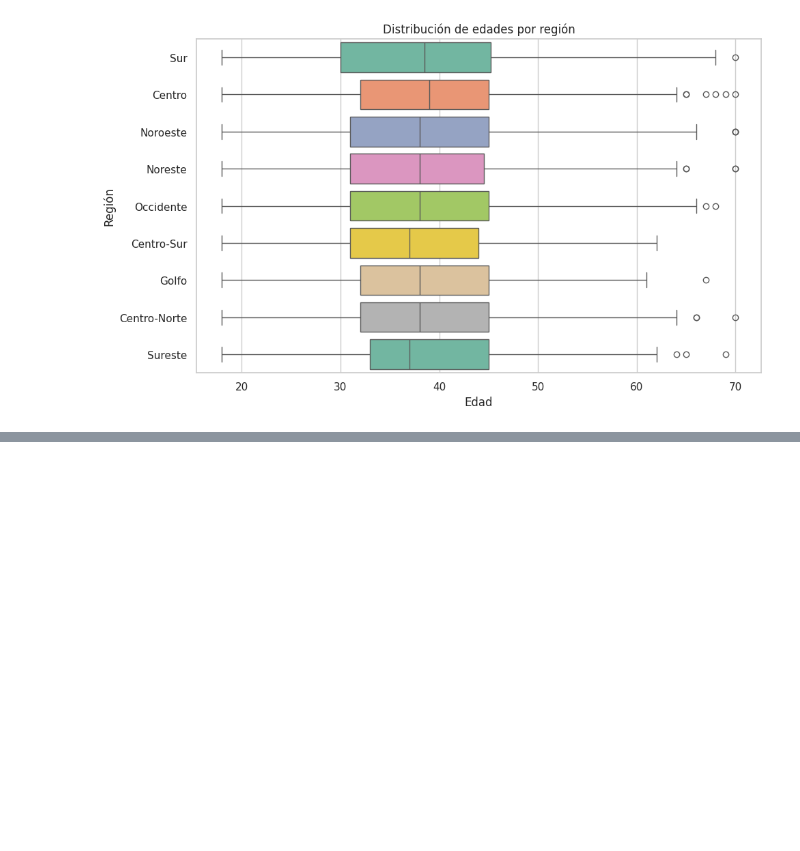
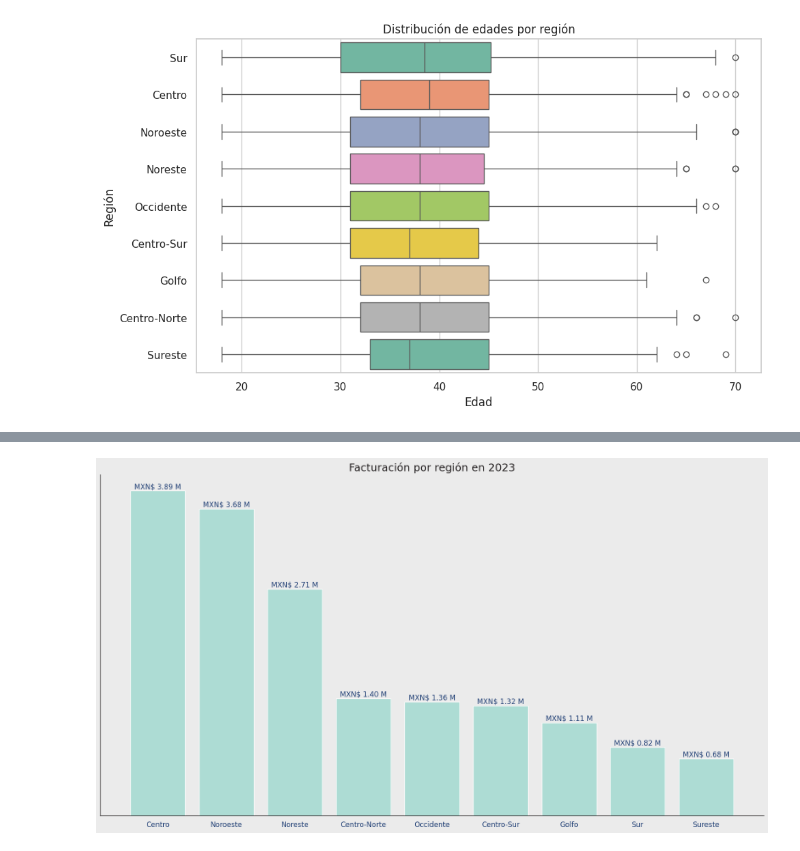
Before and after one commit to DanielRaiicHu/IA_aplicada_a_ciencia_de_datos, a Jupyter notebook: IA_aplicada_a_ciencia_de_datos.ipynb, the cells around one changed output, grey strips where cells are left out. Saved outputs shown, nothing was run; the diff lists cells and outputs as text; code cells hidden in the pictures; blank space fills up the shorter version.

```diff
--- a/IA_aplicada_a_ciencia_de_datos.ipynb
+++ b/IA_aplicada_a_ciencia_de_datos.ipynb
@@ -2386,0 +2933,69 @@ plt.show()
+# %%
+import pandas as pd
+import matplotlib.pyplot as plt
+import matplotlib.ticker as mtick
+
+# 1. Colores institucionales
+ROJO_1, ROJO_2, ROJO_3 = "#e23155", "#cc2c4e", "#b32742"
+AZUL_1, AZUL_2, AZUL_3 = "#203f75", "#1c3867", "#19325b"
+BLANCO, GRIS_1, GRIS_2, GRIS_3, GRIS_4, GRIS_5 = "#ffffff", "#ebebeb", "#d9d9d9", "#cccccc", "#555655", "#231f20"
+AQUA_1, AQUA_2, AQUA_3 = "#addcd4", "#9fccc5", "#96bfb9"
+
+# 2. Calcular facturación por región
+df['facturacion'] = df['precio_unitario'] * df['cantidad'] + df['envio']
+facturacion_region = df.groupby('region')['facturacion'].sum().sort_values(ascending=False)
+
+# 3. Crear figura
+fig, ax = plt.subplots(figsize=(16, 9), facecolor=GRIS_1)
+ax.set_facecolor(GRIS_1)
+
+# 4. Crear gráfico de barras
+bars = ax.bar(
+    facturacion_region.index,
+    facturacion_region.values,
+    color=AQUA_1
+)
+
+# 5. Título
+ax.set_title('Facturación por región en 2023', fontsize=18, color=GRIS_5)
+
+# 6. Quitar etiquetas de ejes
+ax.set_xlabel('')
+ax.set_ylabel('')
+
+# 7. Personalizar ticks del eje X
+ax.tick_params(axis='x', labelsize=12, colors=AZUL_1)
+
+# 8. Formatear eje Y en millones, sin mostrar etiqueta
+ax.tick_params(axis='y', left=False, labelleft=False)  # oculta los ticks del eje Y
+
+# 9. Etiquetas sobre cada barra (formato millones)
+for bar in bars:
+    altura = bar.get_height()
+    ax.text(
+        bar.get_x() + bar.get_width() / 2,
+        altura,
+        f'MXN$ {altura/1e6:.2f} M',
+        ha='center',
+        va='bottom',
+        fontsize=12,
+        color=AZUL_1
+    )
+
+# 10. Quitar bordes superiores y derechos, mantener izquierdo e inferior
+for spine in ['top', 'right']:
+    ax.spines[spine].set_visible(False)
+
+for spine in ['left', 'bottom']:
+    ax.spines[spine].set_visible(True)
+    ax.spines[spine].set_color(GRIS_5)
+    ax.spines[spine].set_linewidth(1)
+
+# 11. Eliminar grid
+ax.grid(False)
+
+# 12. Mostrar gráfico
+plt.tight_layout()
+plt.show()
+# %% [output]
+[figure, added]
```
Also changed, not shown: parts of 15 cells of this notebook.
